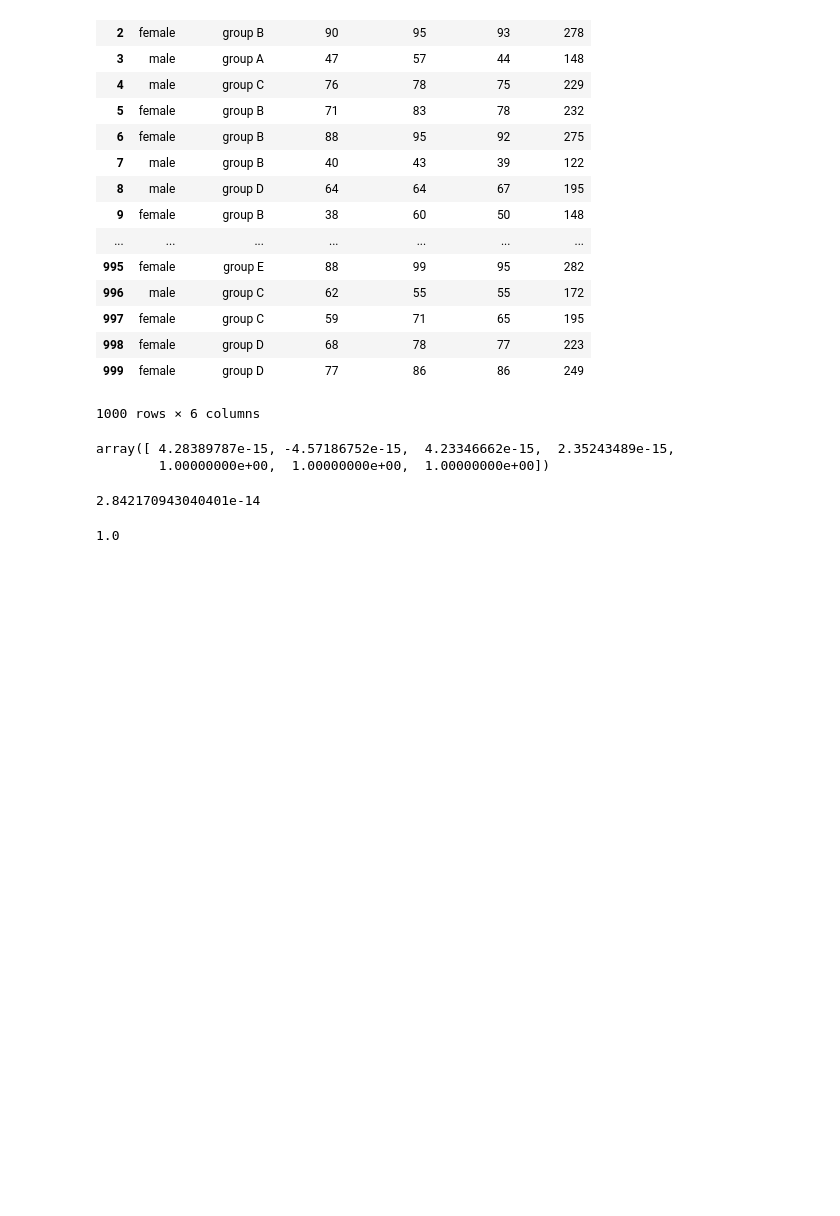
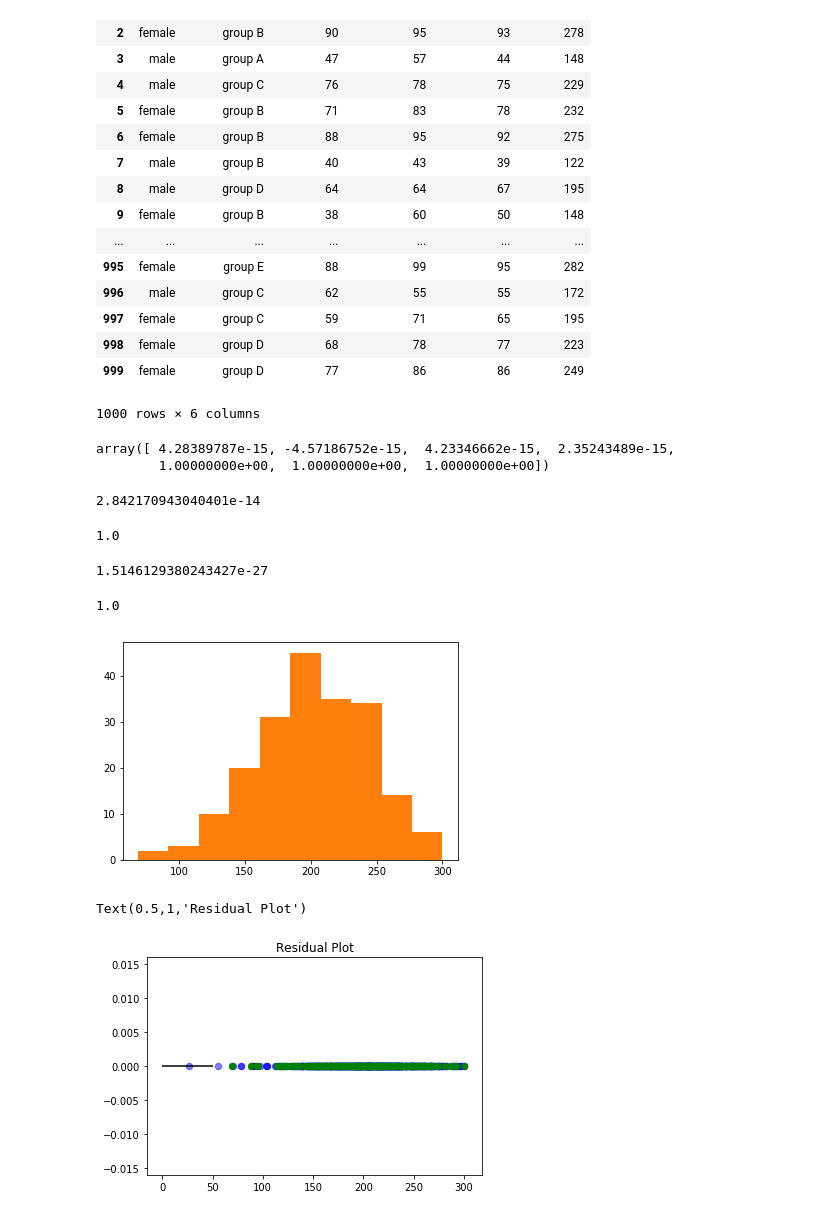
Before and after one commit to francjohn83/Linear-regression-model, a Jupyter notebook: Students performance.ipynb, the cells around one changed output. Cells and saved outputs as stored; diff of their text form; code cells hidden in the pictures; blank space fills up the shorter version.

```diff
--- a/Students performance.ipynb
+++ b/Students performance.ipynb
@@ -187,3 +187,30 @@ regr.score(X_test,y_test)
 1.0
 # %%
 from sklearn.metrics import mean_squared_error, r2_score
+# %%
+mean_squared_error(y_test,predt)
+# %% [output]
+1.5146129380243427e-27
+# %%
+r2_score(y_test,predt)
+# %% [output]
+1.0
+# %%
+import matplotlib.pyplot as plt
+
+plt.hist(y_test)
+plt.hist(predt)
+
+
+
+
+plt.show()
+
+plt.scatter(regr.predict(X_train),regr.predict( X_train)- y_train, c= 'b', s=40, alpha = 0.5)
+plt.scatter(regr.predict(X_test), regr.predict(X_test)-y_test, c='g', s=40)
+plt.hlines(y= 0, xmin = 0, xmax= 50)
+plt.title('Residual Plot')
+# %% [output]
+[figure, added]
+Text(0.5,1,'Residual Plot')
+[figure, added]
```
